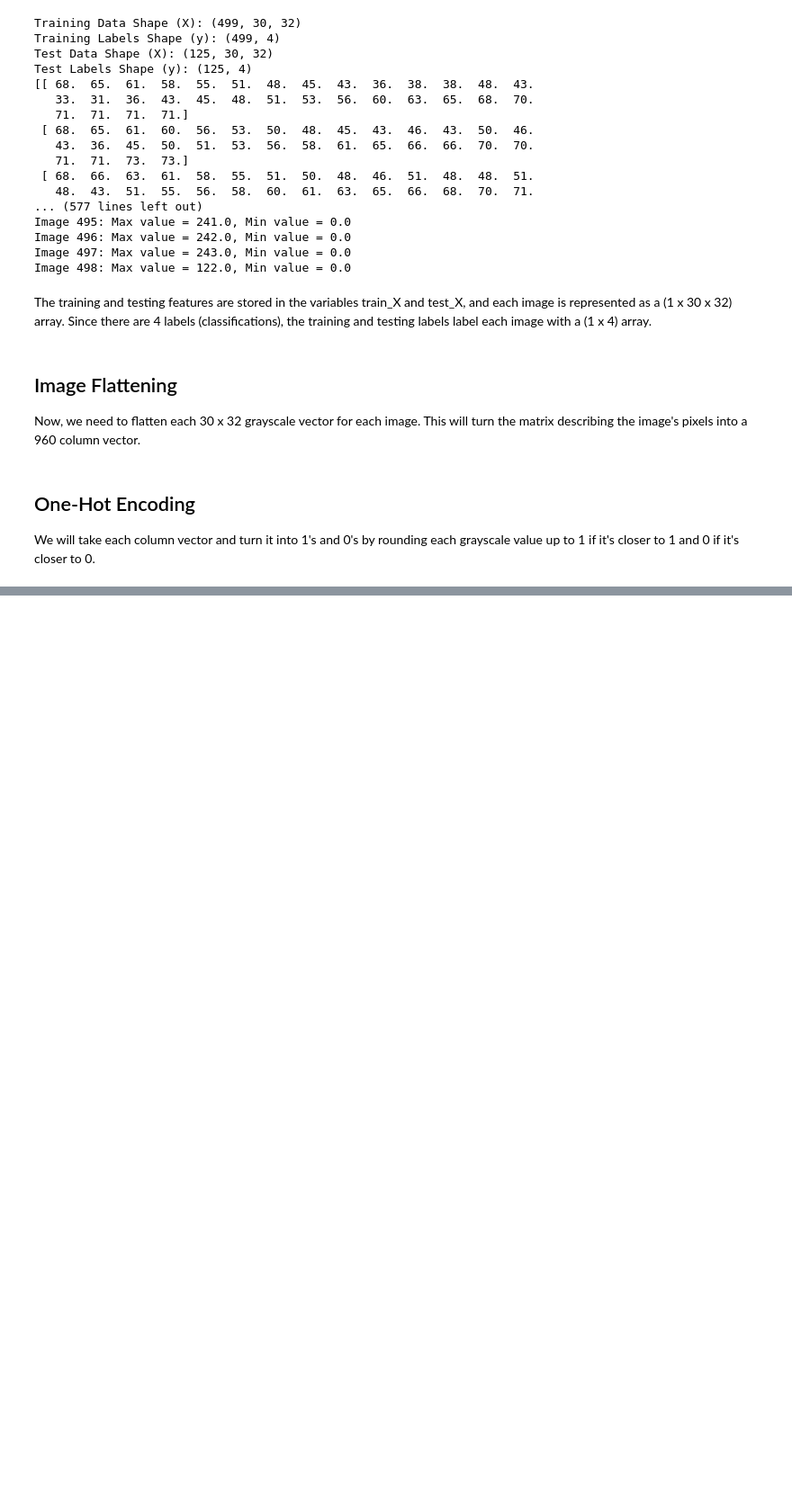
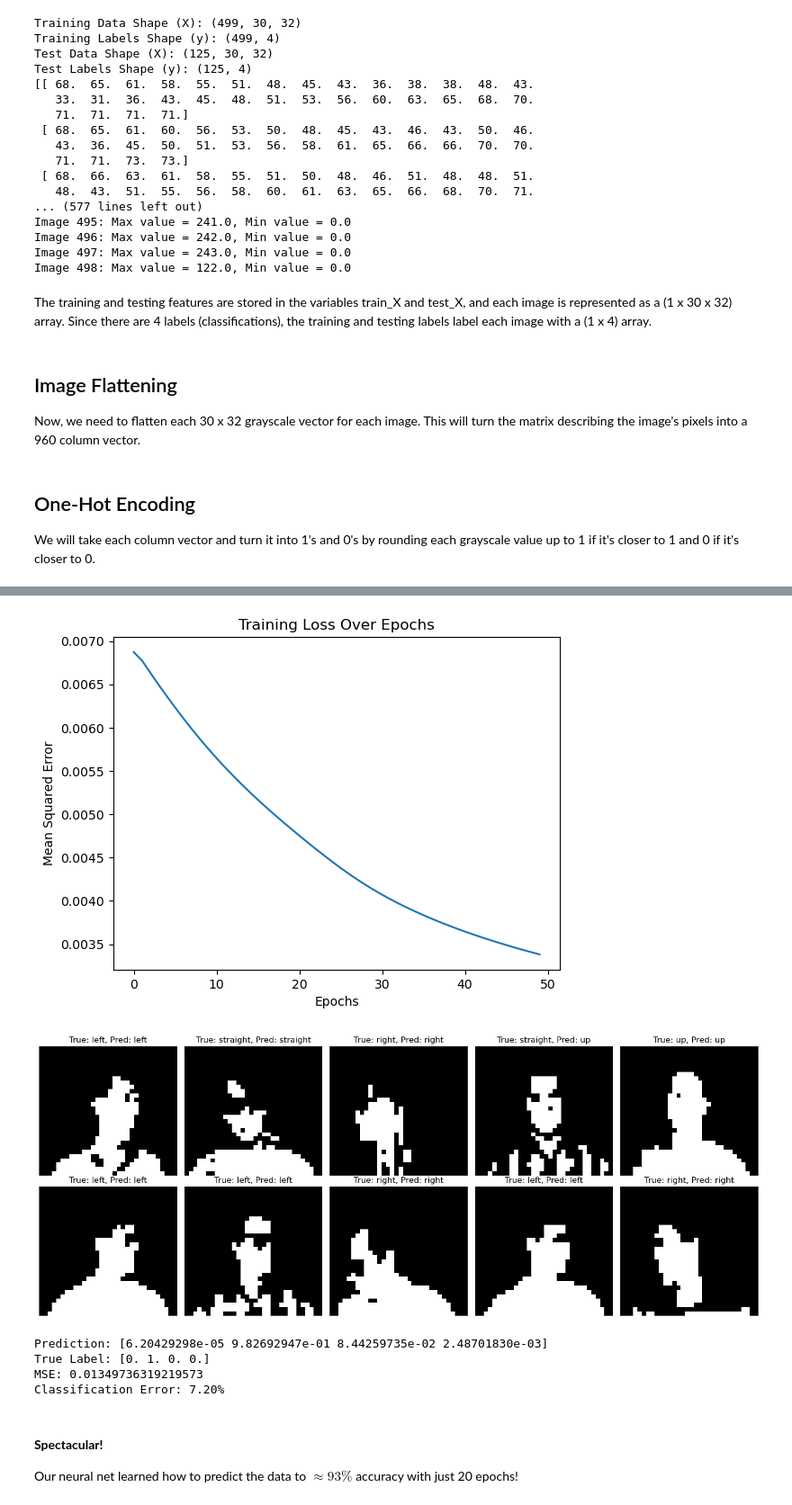
Before and after one commit to Becxster/INDE-577, a Jupyter notebook: Supervised Learning/Neural Networks/neural_networks.ipynb, the cells around one changed output, grey strips where cells are left out. Shown at 90% size. Saved outputs shown, nothing was run; the diff lists cells and outputs as text; code cells hidden in the pictures; blank space fills up the shorter version.

```diff
--- a/Supervised Learning/Neural Networks/neural_networks.ipynb
+++ b/Supervised Learning/Neural Networks/neural_networks.ipynb
@@ -284,0 +713,55 @@ ValueError: invalid literal for int() with base 10: 'steffi'
+# %%
+# Train the neural network
+nn3.train(train_X, train_y, epochs=50, lr=0.01)
+
+# Visualize the training loss over epochs
+plt.plot(nn3.errors)
+plt.xlabel('Epochs')
+plt.ylabel('Mean Squared Error')
+plt.title('Training Loss Over Epochs')
+plt.show()
+
+# Select a random item from the test set
+random_index = random.randint(0, len(test_X) - 1)
+random_input = test_X[random_index].reshape(-1, 1)
+random_label = test_y[random_index].reshape(-1, 1)
+
+# Make a prediction
+random_prediction = nn3.forward(random_input)
+
+# Calculate the MSE
+prediction_mse = nn3.mse(random_label, random_prediction)
+
+# Visualize 10 random items from the test set
+fig, axes = plt.subplots(2, 5, figsize=(15, 6))
+axes = axes.flatten()
+
+for ax in axes:
+    random_index = random.randint(0, len(test_X) - 1)
+    random_input = test_X[random_index].reshape(-1, 1)
+    random_label = test_y[random_index].reshape(-1, 1)
+    random_prediction = nn3.forward(random_input)
+
+    true_label = np.argmax(random_label)
+    predicted_label = np.argmax(random_prediction)
+
+    true_label_str = encoder_pose.inverse_transform([true_label])[0]
+    predicted_label_str = encoder_pose.inverse_transform([predicted_label])[0]
+
+    ax.imshow(random_input.reshape(HEIGHT, WIDTH), cmap='gray')
+    ax.set_title(f"True: {true_label_str}, Pred: {predicted_label_str}")
+    ax.axis('off')
+
+plt.tight_layout()
+plt.show()
+
+print(f"Prediction: {random_prediction.flatten()}")
+print(f"True Label: {random_label.flatten()}")
+print(f"MSE: {prediction_mse}")
+
+# Calculate the classification error on the test set
+test_predictions = np.array([nn3.forward(x.reshape(-1, 1)).flatten() for x in test_X])
+error = classification_error(test_y, test_predictions)
+
+print(f"Classification Error: {error * 100:.2f}%")
+# %% [output]
@@ -284,0 +773,9 @@ ValueError: invalid literal for int() with base 10: 'steffi'
+[figure, added]
+[figure, added]
+Prediction: [6.20429298e-05 9.82692947e-01 8.44259735e-02 2.48701830e-03]
+True Label: [0. 1. 0. 0.]
+MSE: 0.01349736319219573
+Classification Error: 7.20%
+# %% [markdown]
+#### **Spectacular!**
+Our neural net learned how to predict the data to $\approx 93\%$ accuracy with just 20 epochs!
```
Also changed, not shown: parts of 17 cells of this notebook, 4 other files.
